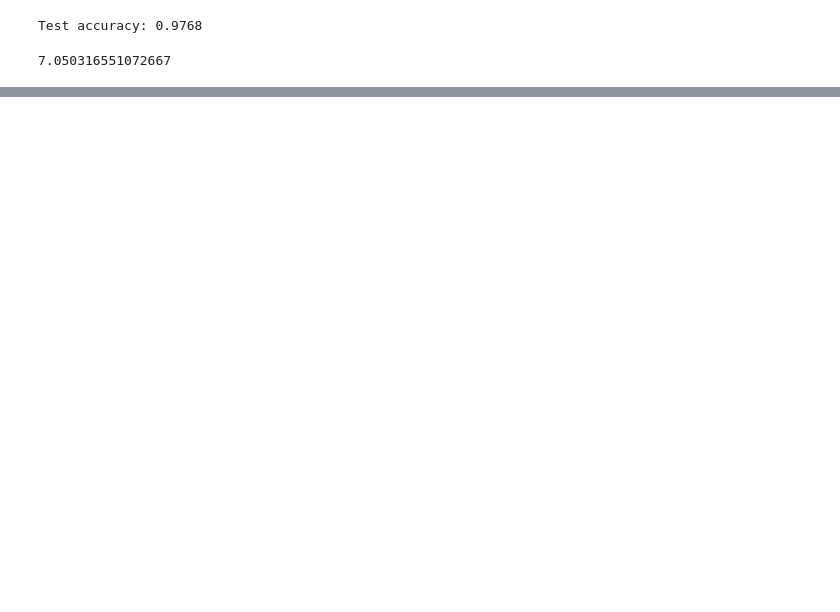
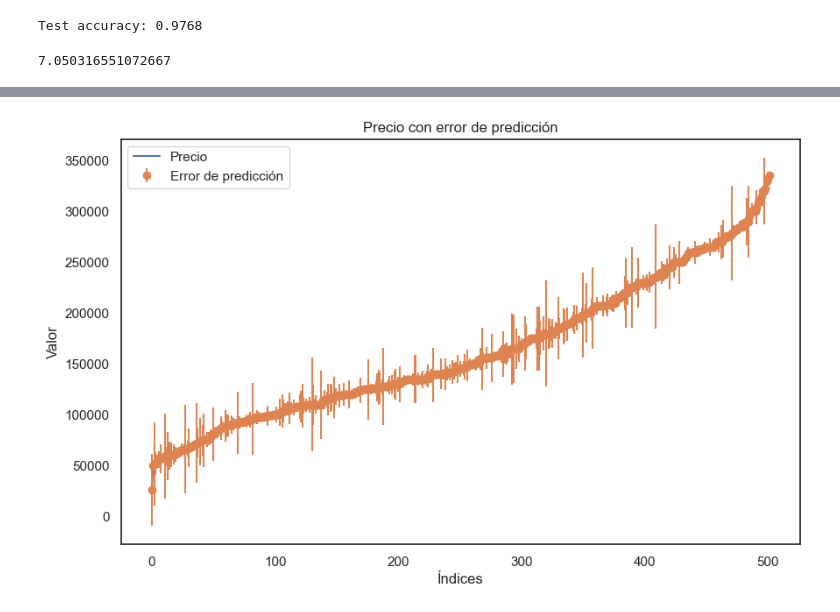
Before and after one commit to Gbau11/Analisis-de-la-vivienda-Idealista, a Jupyter notebook: jupyter/modelo_tasacion/modelo_tasacion - copia.ipynb, the cells around one changed output, grey strips where cells are left out. Cells and saved outputs as stored; diff of their text form; code cells hidden in the pictures; blank space fills up the shorter version.

```diff
--- a/jupyter/modelo_tasacion/modelo_tasacion - copia.ipynb
+++ b/jupyter/modelo_tasacion/modelo_tasacion - copia.ipynb
@@ -436,0 +444,10 @@ mse(y1_pred, y1, squared=False)*100/df1.precio.mean()
+# %%
+y1_pred = pd.DataFrame(y1_pred, columns=['prediccion'])
+# %%
+con = pd.concat([y1,y1_pred], axis=1)
+# %%
+con['dif'] = abs(con['precio'] - con['prediccion'])
+
+con['porcen'] = con['dif']*100/ con['precio']
+
+con['porcen'].mean()
@@ -436,0 +476,16 @@ mse(y1_pred, y1, squared=False)*100/df1.precio.mean()
+# %%
+con = con.iloc[:-5]
+# %%
+plt.figure(figsize=(10, 6))  # Establecer el tamaño del gráfico
+plt.plot(con.index, con['precio'], label='Precio')  # Línea del precio
+
+# Dibujar el error absoluto alrededor de la línea del precio
+plt.errorbar(con.index, con['precio'], yerr=con['dif'], fmt='o', label='Error de predicción')
+
+plt.xlabel('Índices')  # Etiqueta del eje x
+plt.ylabel('Valor')  # Etiqueta del eje y
+plt.title('Precio con error de predicción')  # Título del gráfico
+plt.legend()  # Mostrar leyenda
+plt.show()
+# %% [output]
+[figure, added]
```
Also changed, not shown: parts of 63 cells of this notebook.
